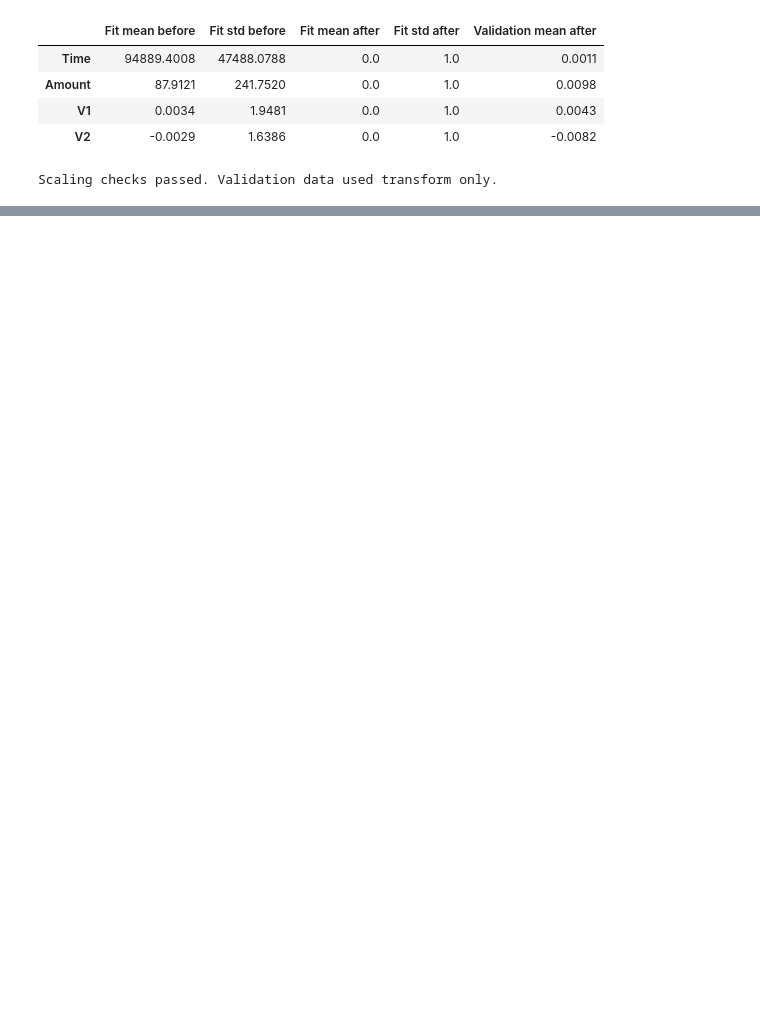
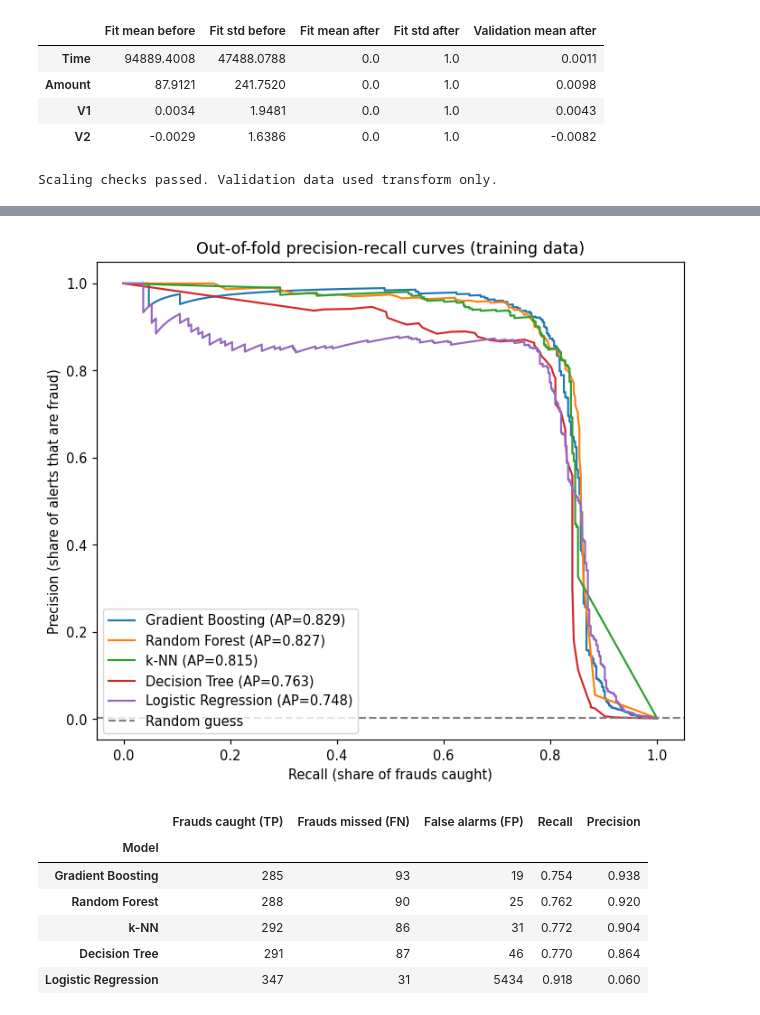
Before and after one commit to mahmoudalashkar/credit-card-fraud-detection, a Jupyter notebook: FraudShield.ipynb, the cells around one changed output, grey strips where cells are left out. Saved outputs shown, nothing was run; the diff lists cells and outputs as text; code cells hidden in the pictures; blank space fills up the shorter version.

```diff
--- a/FraudShield.ipynb
+++ b/FraudShield.ipynb
@@ -427,0 +657,58 @@ Scaling checks passed. Validation data used transform only.
+# %%
+best_pipelines = {name: s.best_estimator_ for name, s in searches.items()}
+
+oof_proba = {}
+for name, search in searches.items():
+    oof_proba[name] = cross_val_predict(
+        clone(search.best_estimator_), X_train, y_train,
+        cv=cv_splits, method="predict_proba", n_jobs=N_JOBS
+    )[:, 1]
+oof_proba = pd.DataFrame(oof_proba, index=X_train.index)
+
+# Unrounded decision scores preserve ranking when predict_proba saturates.
+# Models without a decision function already rank by their positive-class probabilities.
+oof_rank = oof_proba.copy()
+for name, pipe in best_pipelines.items():
+    if hasattr(pipe, "decision_function"):
+        oof_rank[name] = cross_val_predict(
+            clone(pipe), X_train, y_train, cv=cv_splits,
+            method="decision_function", n_jobs=N_JOBS
+        )
+# Confirm that OOF ranking uses the same score definition as the grid.
+for name in cv_summary.index:
+    fold_ap = [average_precision_score(y_train.iloc[v], oof_rank[name].iloc[v]) for _, v in cv_splits]
+    if abs(np.mean(fold_ap) - cv_summary.loc[name, "pr_auc mean"]) > 0.005:
+        print(f"Review {name}: mean fold AP differs from grid by more than 0.005.")
+fig, ax = plt.subplots(figsize=(7, 6))
+for name in cv_summary.index:
+    precision, recall, _ = precision_recall_curve(y_train, oof_rank[name])
+    ap = average_precision_score(y_train, oof_rank[name])
+    ax.plot(recall, precision, label=f"{name} (AP={ap:.3f})")
+ax.axhline(y_train.mean(), color="grey", linestyle="--", label="Random guess")
+ax.set_xlabel("Recall (share of frauds caught)")
+ax.set_ylabel("Precision (share of alerts that are fraud)")
+ax.set_title("Out-of-fold precision-recall curves (training data)")
+ax.legend(loc="lower left")
+plt.tight_layout()
+plt.show()
+
+# results at threshold 0.5
+rows = []
+for name in cv_summary.index:
+    pred = (oof_proba[name] >= 0.5).astype(int)
+    tp = int(((pred == 1) & (y_train == 1)).sum())
+    fp = int(((pred == 1) & (y_train == 0)).sum())
+    fn = int(((pred == 0) & (y_train == 1)).sum())
+    rows.append({"Model": name, "Frauds caught (TP)": tp, "Frauds missed (FN)": fn,
+                 "False alarms (FP)": fp, "Recall": tp / (tp + fn),
+                 "Precision": tp / (tp + fp) if tp + fp else 0.0})
+display(pd.DataFrame(rows).set_index("Model").round(3))
+# %% [output]
+[figure, added]
+|  | Frauds caught (TP) | Frauds missed (FN) | False alarms (FP) | Recall | Precision |
+| Model |  |  |  |  |  |
+| Gradient Boosting | 285 | 93 | 19 | 0.754 | 0.938 |
+| Random Forest | 288 | 90 | 25 | 0.762 | 0.920 |
+| k-NN | 292 | 86 | 31 | 0.772 | 0.904 |
+| Decision Tree | 291 | 87 | 46 | 0.770 | 0.864 |
+| Logistic Regression | 347 | 31 | 5434 | 0.918 | 0.060 |
```
Also changed, not shown: parts of 27 cells of this notebook.
